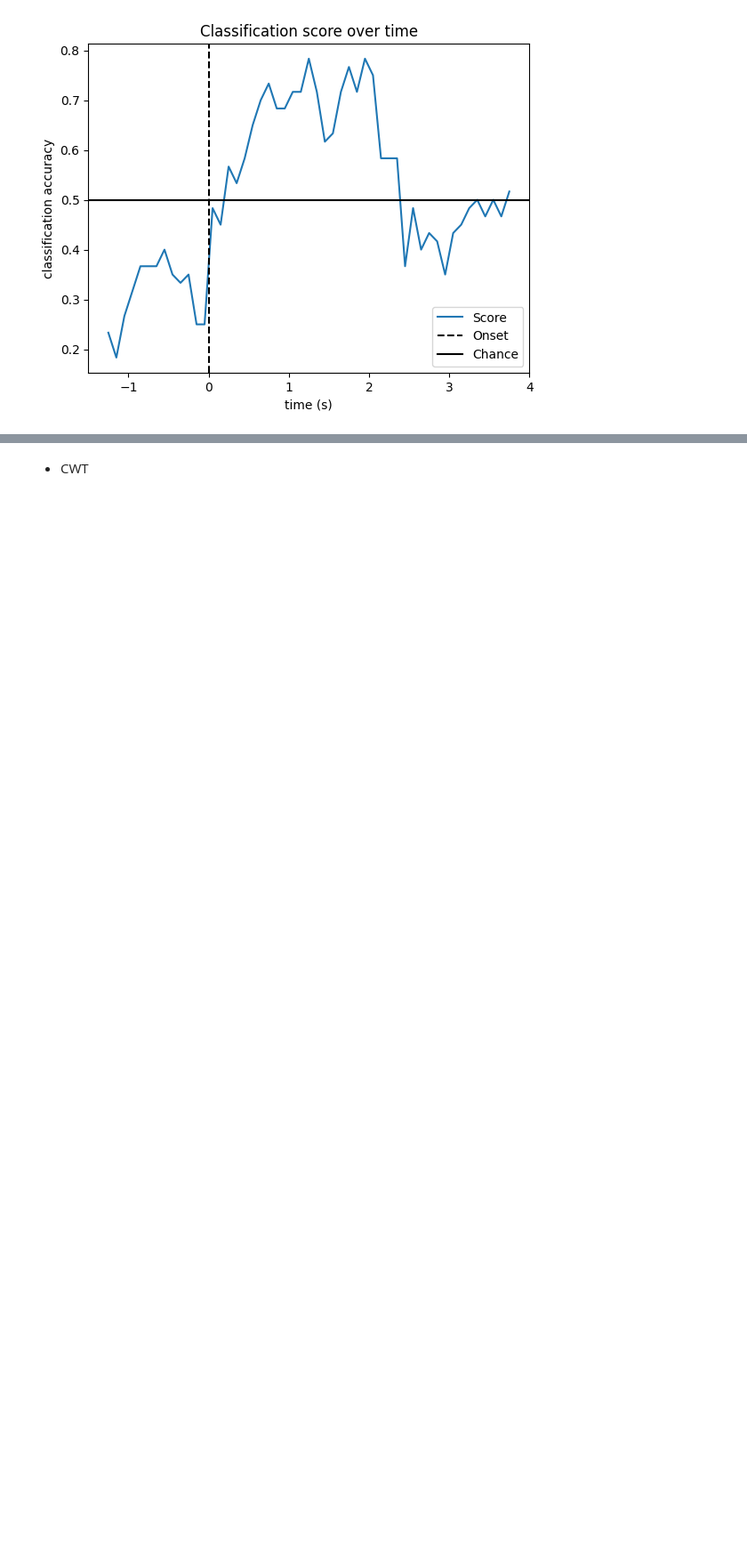
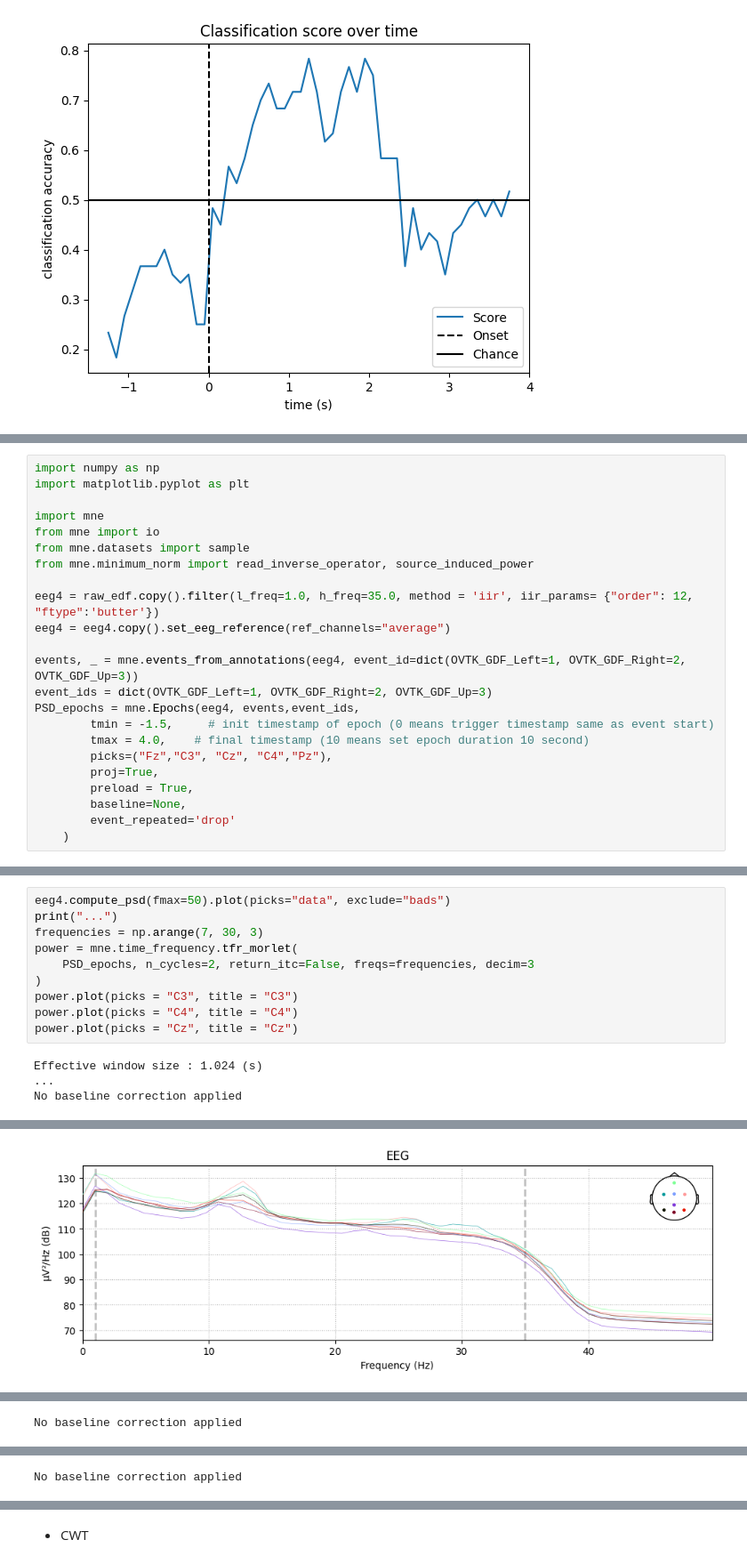
Before and after one commit to pipogood/Senior_Thesis, a Jupyter notebook: Data_preprocessing.ipynb, the cells around one changed output, grey strips where cells are left out. Shown at 89% size. Cells and saved outputs as stored; diff of their text form; blank space fills up the shorter version.

```diff
--- a/Data_preprocessing.ipynb
+++ b/Data_preprocessing.ipynb
@@ -890,0 +756,23 @@ No baseline correction applied
+# %%
+import numpy as np
+import matplotlib.pyplot as plt
+
+import mne
+from mne import io
+from mne.datasets import sample
+from mne.minimum_norm import read_inverse_operator, source_induced_power
+
+eeg4 = raw_edf.copy().filter(l_freq=1.0, h_freq=35.0, method = 'iir', iir_params= {"order": 12, "ftype":'butter'})
+eeg4 = eeg4.copy().set_eeg_reference(ref_channels="average")
+
+events, _ = mne.events_from_annotations(eeg4, event_id=dict(OVTK_GDF_Left=1, OVTK_GDF_Right=2, OVTK_GDF_Up=3))
+event_ids = dict(OVTK_GDF_Left=1, OVTK_GDF_Right=2, OVTK_GDF_Up=3)
+PSD_epochs = mne.Epochs(eeg4, events,event_ids,
+        tmin = -1.5,     # init timestamp of epoch (0 means trigger timestamp same as event start)
+        tmax = 4.0,    # final timestamp (10 means set epoch duration 10 second)
+        picks=("Fz","C3", "Cz", "C4","Pz"),
+        proj=True,
+        preload = True,
+        baseline=None,
+        event_repeated='drop'
+    )
@@ -890,0 +799,14 @@ No baseline correction applied
+# %%
+eeg4.compute_psd(fmax=50).plot(picks="data", exclude="bads")
+print("...")
+frequencies = np.arange(7, 30, 3)
+power = mne.time_frequency.tfr_morlet(
+    PSD_epochs, n_cycles=2, return_itc=False, freqs=frequencies, decim=3
+)
+power.plot(picks = "C3", title = "C3")
+power.plot(picks = "C4", title = "C4")
+power.plot(picks = "Cz", title = "Cz")
+# %% [output]
+Effective window size : 1.024 (s)
+...
+No baseline correction applied
@@ -890,0 +819 @@ No baseline correction applied
+[figure, added]
@@ -890,0 +821 @@ No baseline correction applied
+No baseline correction applied
@@ -890,0 +823 @@ No baseline correction applied
+No baseline correction applied
```
Also changed, not shown: parts of 20 cells of this notebook, 1 other file.
